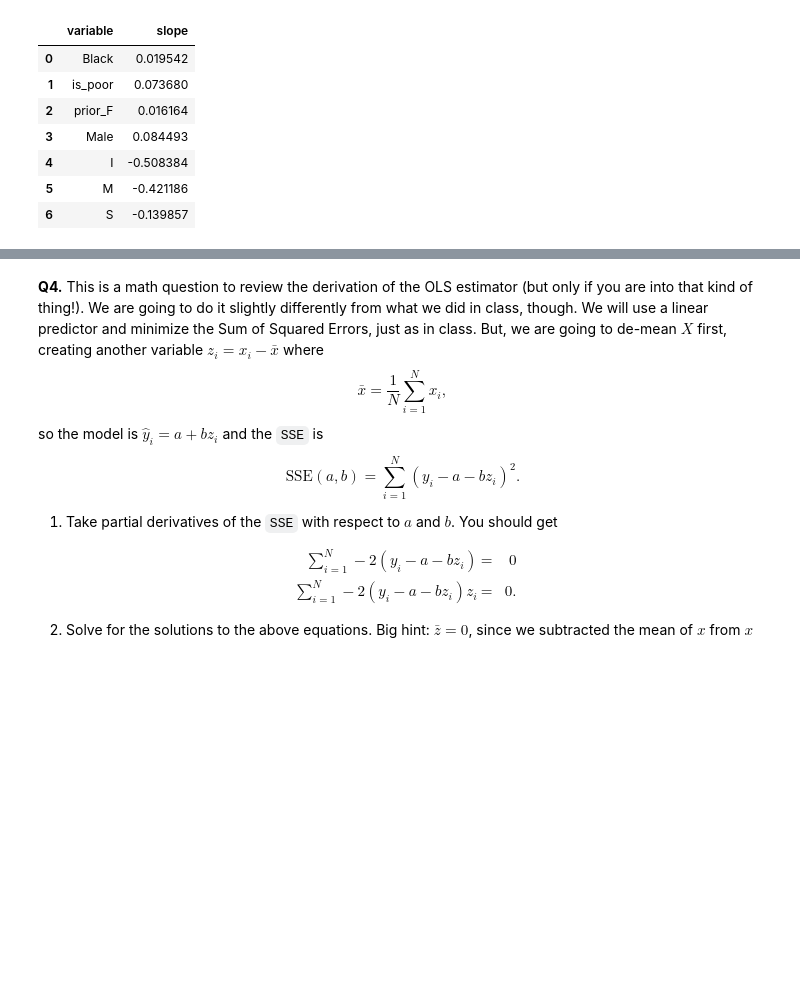
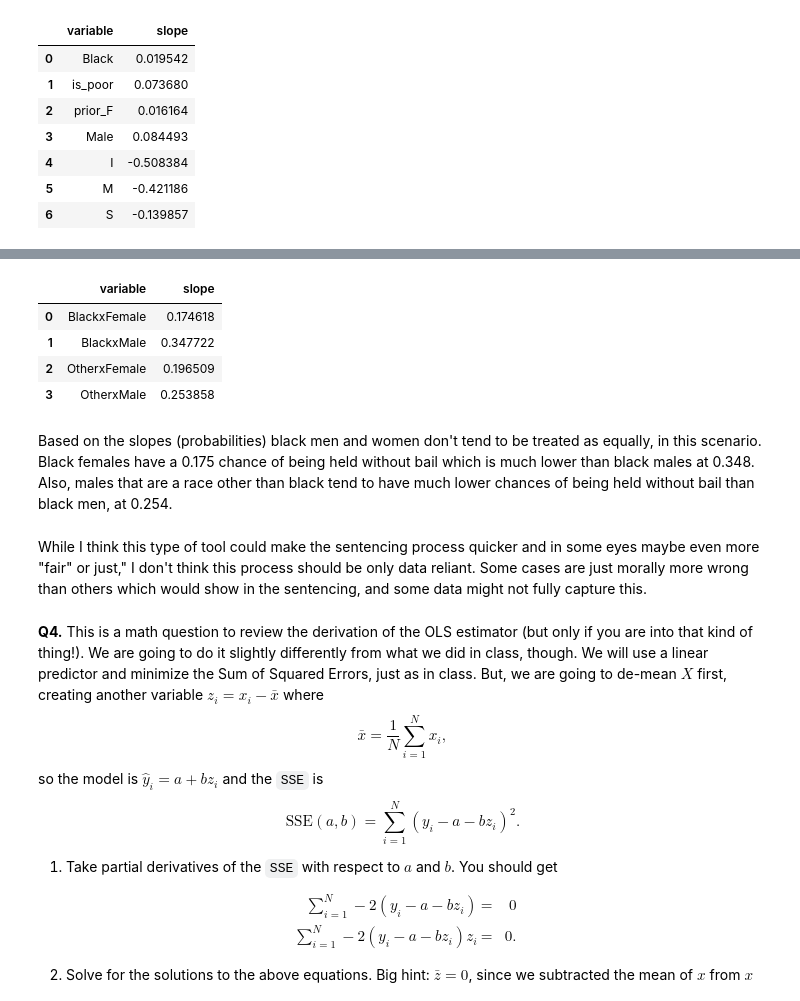
Before and after one commit to jillianhaig/linearRegression, a Jupyter notebook: assignment.ipynb, the cells around one changed output, grey strips where cells are left out. Drawn from its saved outputs; the diff is of its cells as text; code cells hidden in the pictures; blank space fills up the shorter version.

```diff
--- a/assignment.ipynb
+++ b/assignment.ipynb
@@ -373,2 +406,6 @@ sdf
 # %%
 # part 5:
+#rdf.head()
+
+rdf['raceXsex'] = rdf['Black'].replace([0,1],['Other','Black'])+'x'+rdf['sex']
+rdf['raceXsex']
@@ -374,0 +425,14 @@ sdf
+# %%
+y = rdf['held']
+X = pd.get_dummies(rdf['raceXsex'],dtype=int)
+reg = LinearRegression(fit_intercept=False).fit(X,y)
+sdf = pd.DataFrame({'variable': X.columns, 'slope':reg.coef_})
+sdf
+# %% [output]
+|  | variable | slope |
+| 0 | BlackxFemale | 0.174618 |
+| 1 | BlackxMale | 0.347722 |
+| 2 | OtherxFemale | 0.196509 |
+| 3 | OtherxMale | 0.253858 |
+# %% [markdown]
+Based on the slopes (probabilities) black men and women don't tend to be treated as equally, in this scenario. Black females have a 0.175 chance of being held without bail which is much lower than black males at 0.348. Also, males that are a race other than black tend to have much lower chances of being held without bail than black men, at 0.254.
@@ -375,3 +441,5 @@ sdf
+# %% [markdown]
+While I think this type of tool could make the sentencing process quicker and in some eyes maybe even more "fair" or just," I don't think this process should be only data reliant. Some cases are just morally more wrong than others which would show in the sentencing, and some data might not fully capture this.
 # %% [markdown]
 **Q4.** This is a math question to review the derivation of the OLS estimator (but only if you are into that kind of thing!). We are going to do it slightly differently from what we did in class, though. We will use a linear predictor and minimize the Sum of Squared Errors, just as in class. But, we are going to de-mean $X$ first, creating another variable $z_i = x_i - \bar{x}$ where
 $$
```
Also changed, not shown: parts of 6 cells of this notebook.
